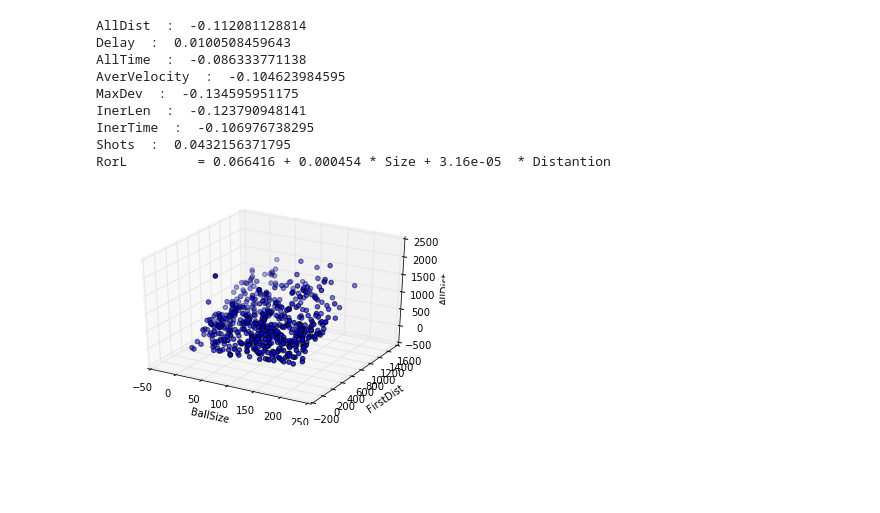
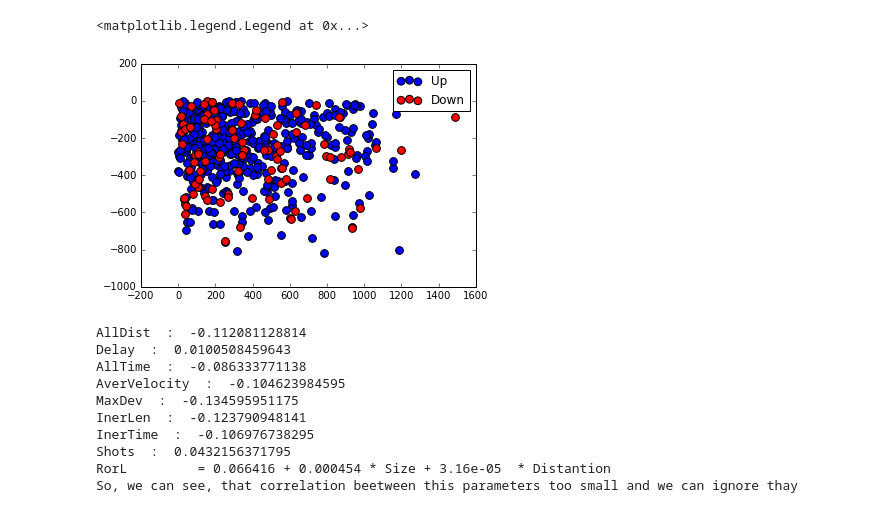
Before and after one commit to ADKosm/Mouse-Tracking, a Jupyter notebook: Mouse Tracking.ipynb, the cells around one changed output. Cells and saved outputs as stored; diff of their text form; code cells hidden in the pictures; blank space fills up the shorter version.

Commit message:
New data

```diff
--- a/Mouse Tracking.ipynb
+++ b/Mouse Tracking.ipynb
@@ -197,7 +197,7 @@ def inertion_d(obj): # length, time
     return (max_len, obj['data'][third_intersect]['time']-obj['data'][second_intersect]['time'])
 
 def relative_coords(obj):
-    return (abs(obj['ballX']-obj['data'][0]['x']), abs(obj['ballY']-obj['data'][0]['y']))
+    return (obj['ballX']-obj['data'][0]['x'], obj['ballY']-obj['data'][0]['y'])
 #----- Agreration Data -----------
 
 # Перед тем как использовать эту функцию, убедитесь, что в папку all_tests загруженны все ваши тесты
@@ -207,10 +207,12 @@ def get_test_data(number):
     raw_data = [load_test(x) for x in range(1, number_of_tests())]
     functions = [
         [lambda x: x['ballX'], lambda x: x['ballY'], lambda x: x['ballSize'], right_or_left, first_distance, all_distance, searching_delay, all_time, average_velocity, max_deviation, lambda x: inertion(x)[0], lambda x: inertion(x)[1], lambda x: x['shots']],
-        [lambda x: x['ballX'], lambda x: x['ballY'], lambda x: x['ballSize'], first_distance, ball_velocity, correl, all_distance, all_time, average_velocity, lambda x: abs(max_deviation_d(x)), lambda x: sgn(1, max_deviation_d(x)), delay_d, lambda x: inertion_d(x)[0], lambda x: inertion_d(x)[1]]
+        [lambda x: x['data'][0]['x'], lambda x: x['data'][0]['y'], lambda x: relative_coords(x)[0], lambda x: relative_coords(x)[1], lambda x: x['ballSize'], first_distance, ball_velocity, correl, all_distance, all_time, average_velocity, lambda x: abs(max_deviation_d(x)), lambda x: sgn(1, max_deviation_d(x)), delay_d, lambda x: inertion_d(x)[0], lambda x: inertion_d(x)[1]],
+        [lambda x: x['data'][0]['x'], lambda x: x['data'][0]['y'], lambda x: relative_coords(x)[0], lambda x: relative_coords(x)[1], lambda x: x['ballSize'], first_distance, ball_velocity, correl, all_distance, all_time, average_velocity, lambda x: abs(max_deviation_d(x)), lambda x: sgn(1, max_deviation_d(x)), delay_d, lambda x: inertion_d(x)[0], lambda x: inertion_d(x)[1]]
     ]
     cols = [
         ['BallX', 'BallY', 'BallSize', 'RorL', 'FirstDist', 'AllDist', 'Delay', 'AllTime', 'AverVelocity', 'MaxDev', 'InerLen', 'InerTime', 'Shots'],
-        ['RBallX', 'RBallY', 'BallSize', 'FirstDist', 'BallVelocity', 'Correlation', 'AllDist', 'AllTime', 'AverVelocity', 'AbsMaxDev', 'UpOrDown', 'Delay', 'InerLen', 'InerTime']
+        ['Px', 'Py', 'RBallX', 'RBallY', 'BallSize', 'FirstDist', 'BallVelocity', 'Correlation', 'AllDist', 'AllTime', 'AverVelocity', 'AbsMaxDev', 'UpOrDown', 'Delay', 'InerLen', 'InerTime'],
+        ['Px', 'Py', 'RBallX', 'RBallY', 'BallSize', 'FirstDist', 'BallVelocity', 'Correlation', 'AllDist', 'AllTime', 'AverVelocity', 'AbsMaxDev', 'UpOrDown', 'Delay', 'InerLen', 'InerTime']
     ]
     return pd.DataFrame.from_records([[f(x) for f in functions[number-1]] for x in raw_data], columns=cols[number-1])
@@ -297,0 +448,11 @@ AllTime      = 973.78   + -3.03    * Size + 0.38      * Distantion
+# %%
+cond = data3.UpOrDown > 0
+dup = data3.RBallY > 0
+ddown = data3.RBallY < 0
+dright = data3.RBallX > 0
+dleft = data3.RBallX < 0
+
+upright = data3[dup][dright]
+upleft = data3[dup][dleft]
+downright = data3[ddown][dright]
+downleft = data3[ddown][dleft]
@@ -298,3 +486,12 @@ AllTime      = 973.78   + -3.03    * Size + 0.38      * Distantion
+# %%
+subset_a = downright[cond].dropna()
+subset_b = downright[~cond].dropna()
+plt.scatter(subset_a.RBallX, subset_a.RBallY, s=60, c='b', label='Up')
+plt.scatter(subset_b.RBallX, subset_b.RBallY, s=60, c='r', label='Down')
+plt.legend()
+# %% [output]
+<matplotlib.legend.Legend at 0x...>
+[figure, added]
 # %%
 for i in pparams:
     print(i, " : ", data1['RorL'].corr(data1[i], method='pearson'))
@@ -306,6 +503,7 @@ p = "RorL"
 rorl.fit(data1[['BallSize', 'FirstDist']], data1[p])
 
 print("{0:<12} = {1:<8.5} + {2:<8.3} * Size + {3:<9.3} * Distantion".format(p, rorl.intercept_, rorl.coef_[0], rorl.coef_[1]))
+print("So, we can see, that correlation beetween this parameters too small and we can ignore thay")
 # %% [output]
 AllDist  :  -0.112081128814
 Delay  :  0.0100508459643
@@ -316,17 +514,4 @@ InerLen  :  -0.123790948141
 InerTime  :  -0.106976738295
 Shots  :  0.0432156371795
 RorL         = 0.066416 + 0.000454 * Size + 3.16e-05  * Distantion
+So, we can see, that correlation beetween this parameters too small and we can ignore thay
-# %%
-import pandas as pd
-from pandas import DataFrame
-import matplotlib.pyplot as plt
-from mpl_toolkits.mplot3d import Axes3D
-
-threedee = plt.figure().gca(projection='3d')
-threedee.scatter(data1['BallSize'], data1['FirstDist'], data1['AllDist'])
-threedee.set_xlabel('BallSize')
-threedee.set_ylabel('FirstDist')
-threedee.set_zlabel('AllDist')
-plt.show()
-# %% [output]
-[figure, removed]
```
Also changed, not shown: parts of 17 cells of this notebook.
